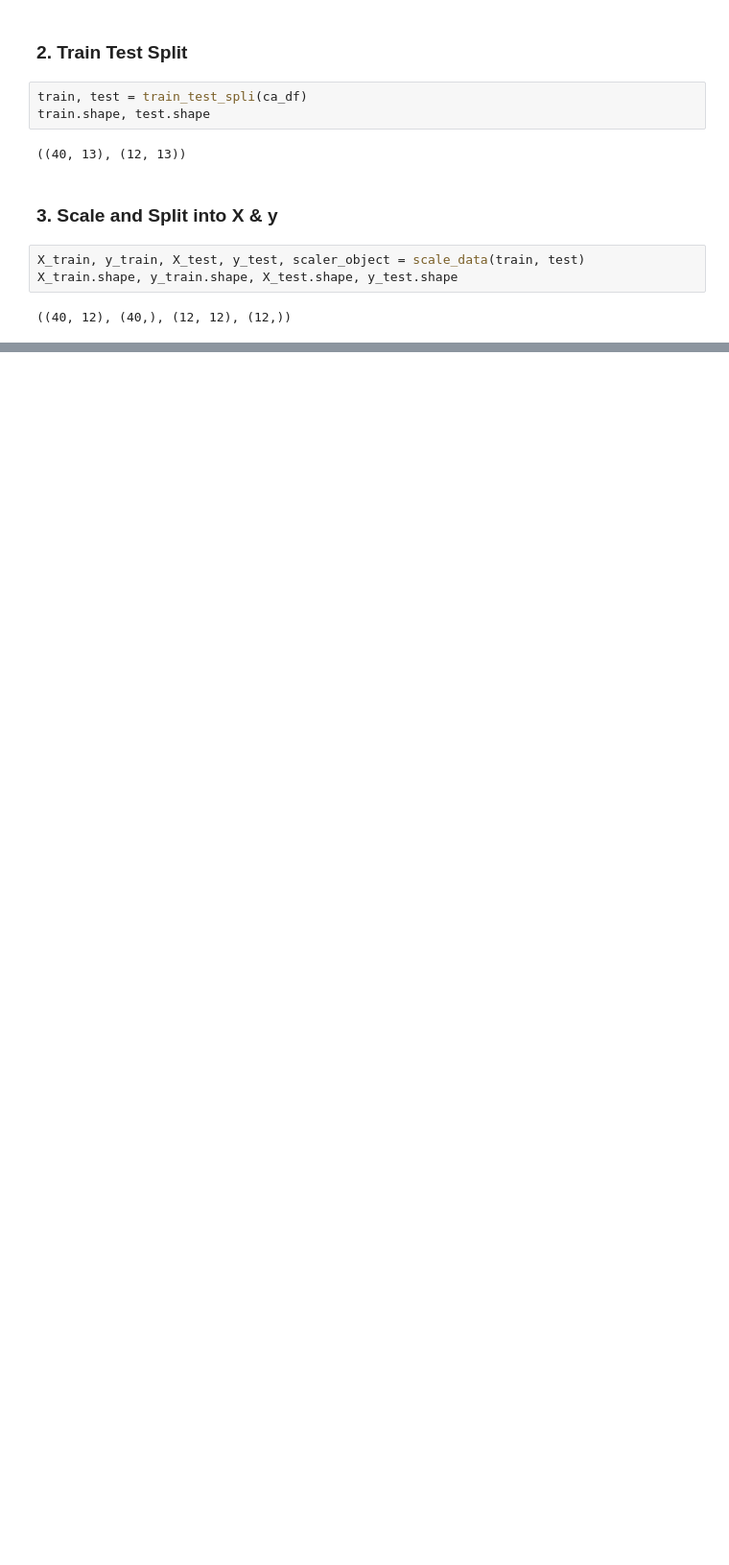
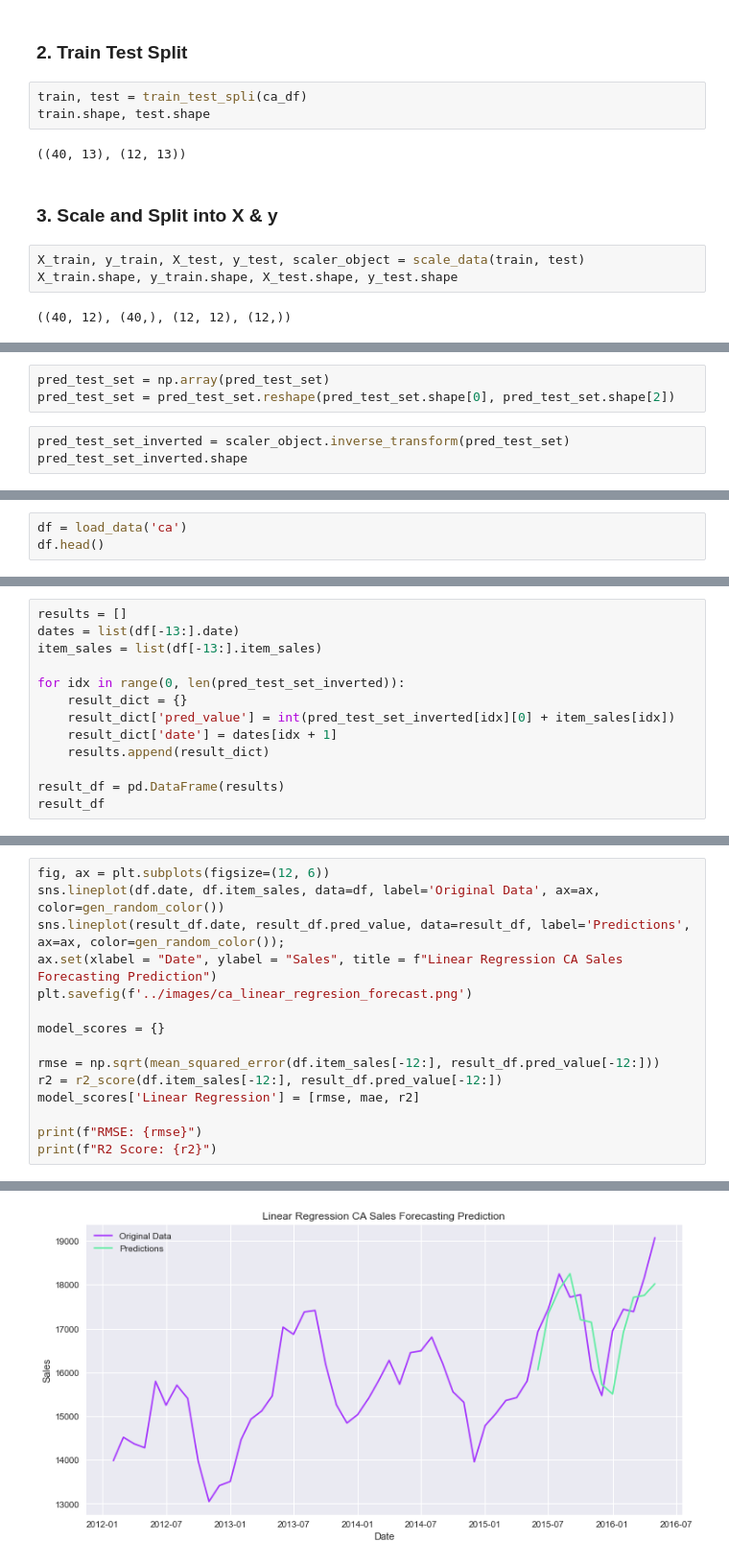
Before and after one commit to czaloumi/forecasting-time-series, a Jupyter notebook: src/1_ca_regression.ipynb, the cells around one changed output, grey strips where cells are left out. Shown at 96% size. Cells and saved outputs as stored; diff of their text form; blank space fills up the shorter version.

```diff
--- a/src/1_ca_regression.ipynb
+++ b/src/1_ca_regression.ipynb
@@ -57,0 +69,6 @@ subset.plot();
+# %%
+pred_test_set = np.array(pred_test_set)
+pred_test_set = pred_test_set.reshape(pred_test_set.shape[0], pred_test_set.shape[2])
+# %%
+pred_test_set_inverted = scaler_object.inverse_transform(pred_test_set)
+pred_test_set_inverted.shape
@@ -57,0 +84,3 @@ subset.plot();
+# %%
+df = load_data('ca')
+df.head()
@@ -57,0 +94,13 @@ subset.plot();
+# %%
+results = []
+dates = list(df[-13:].date)
+item_sales = list(df[-13:].item_sales)
+
+for idx in range(0, len(pred_test_set_inverted)):
+    result_dict = {}
+    result_dict['pred_value'] = int(pred_test_set_inverted[idx][0] + item_sales[idx])
+    result_dict['date'] = dates[idx + 1]
+    results.append(result_dict)
+
+result_df = pd.DataFrame(results)
+result_df
@@ -57,0 +121,16 @@ subset.plot();
+# %%
+fig, ax = plt.subplots(figsize=(12, 6))
+sns.lineplot(df.date, df.item_sales, data=df, label='Original Data', ax=ax, color=gen_random_color())
+sns.lineplot(result_df.date, result_df.pred_value, data=result_df, label='Predictions', ax=ax, color=gen_random_color());
+ax.set(xlabel = "Date", ylabel = "Sales", title = f"Linear Regression CA Sales Forecasting Prediction")
+plt.savefig(f'../images/ca_linear_regresion_forecast.png')
+
+model_scores = {}
+
+rmse = np.sqrt(mean_squared_error(df.item_sales[-12:], result_df.pred_value[-12:]))
+r2 = r2_score(df.item_sales[-12:], result_df.pred_value[-12:])
+model_scores['Linear Regression'] = [rmse, mae, r2]
+
+print(f"RMSE: {rmse}")
+print(f"R2 Score: {r2}")
+# %% [output]
@@ -57,0 +139 @@ subset.plot();
+[figure, added]
```
Also changed, not shown: parts of 10 cells of this notebook, 2 other files.
